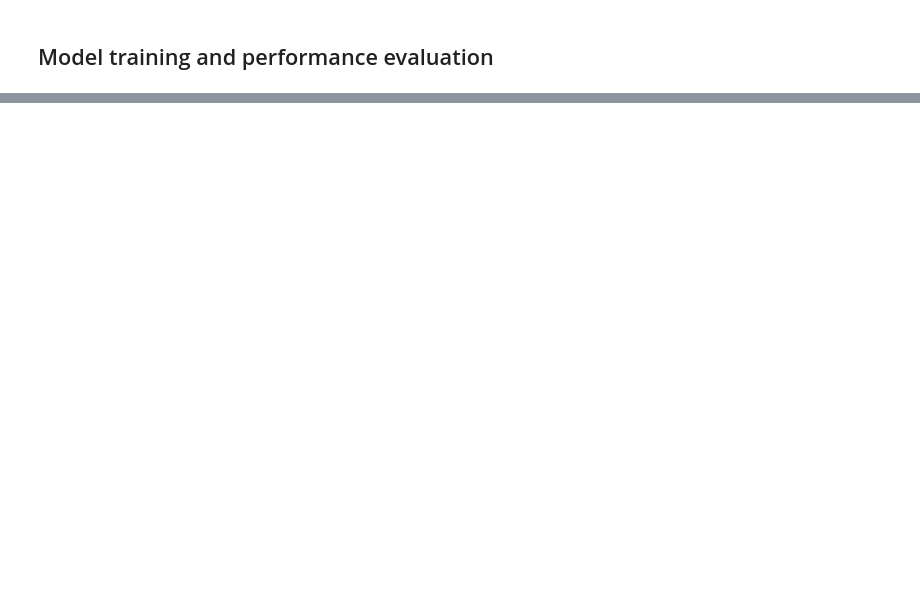
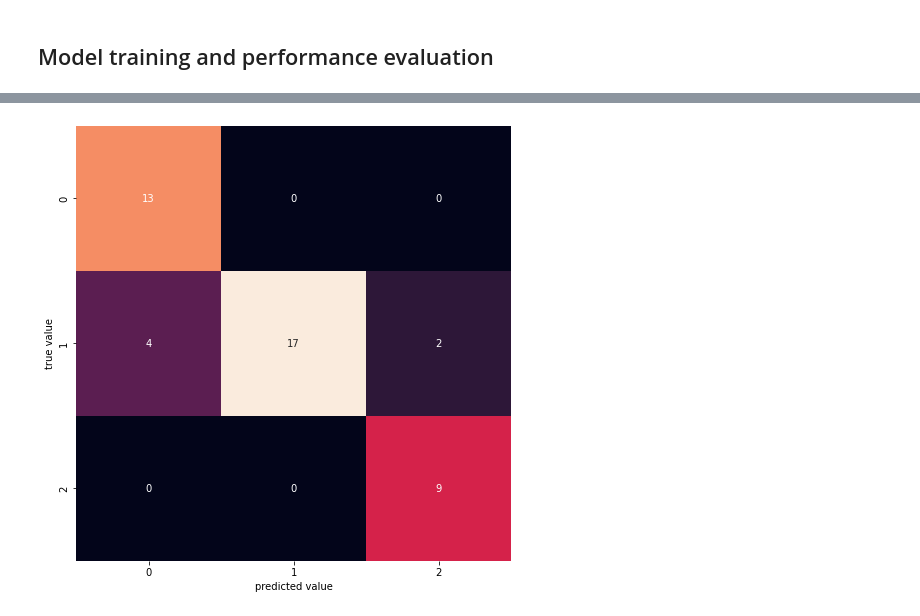
Before and after one commit to Tuchsanai/152-478-Introduction-to-Deep-Learning-for-Artificial-Intelligence-Engineering, a Jupyter notebook: 03_2_Analysis/2_Sklearn_tutorial..ipynb, the cells around one changed output, grey strips where cells are left out. Drawn from its saved outputs; the diff is of its cells as text; code cells hidden in the pictures; blank space fills up the shorter version.

```diff
--- a/03_2_Analysis/2_Sklearn_tutorial..ipynb
+++ b/03_2_Analysis/2_Sklearn_tutorial..ipynb
@@ -108,0 +114,10 @@ weighted avg       0.96      0.94      0.95        36
+# %%
+from sklearn.neighbors import KNeighborsClassifier
+from sklearn import metrics
+# Initial model with nearest neighbor as 1(k-value)
+# further, k will be replaced with optimal value
+knn = KNeighborsClassifier(n_neighbors=1)
+knn.fit(X_train, y_train)
+
+#predicting output for test data
+pred = knn.predict(X_test)
@@ -108,0 +128,8 @@ weighted avg       0.96      0.94      0.95        36
+# %%
+mat = confusion_matrix(y_test, pred)
+
+sns.heatmap(mat, square=True, annot=True, cbar=False)
+plt.xlabel('predicted value')
+plt.ylabel('true value');
+# %% [output]
+[figure, added]
```
Also changed, not shown: parts of 15 cells of this notebook, 1 other file.
